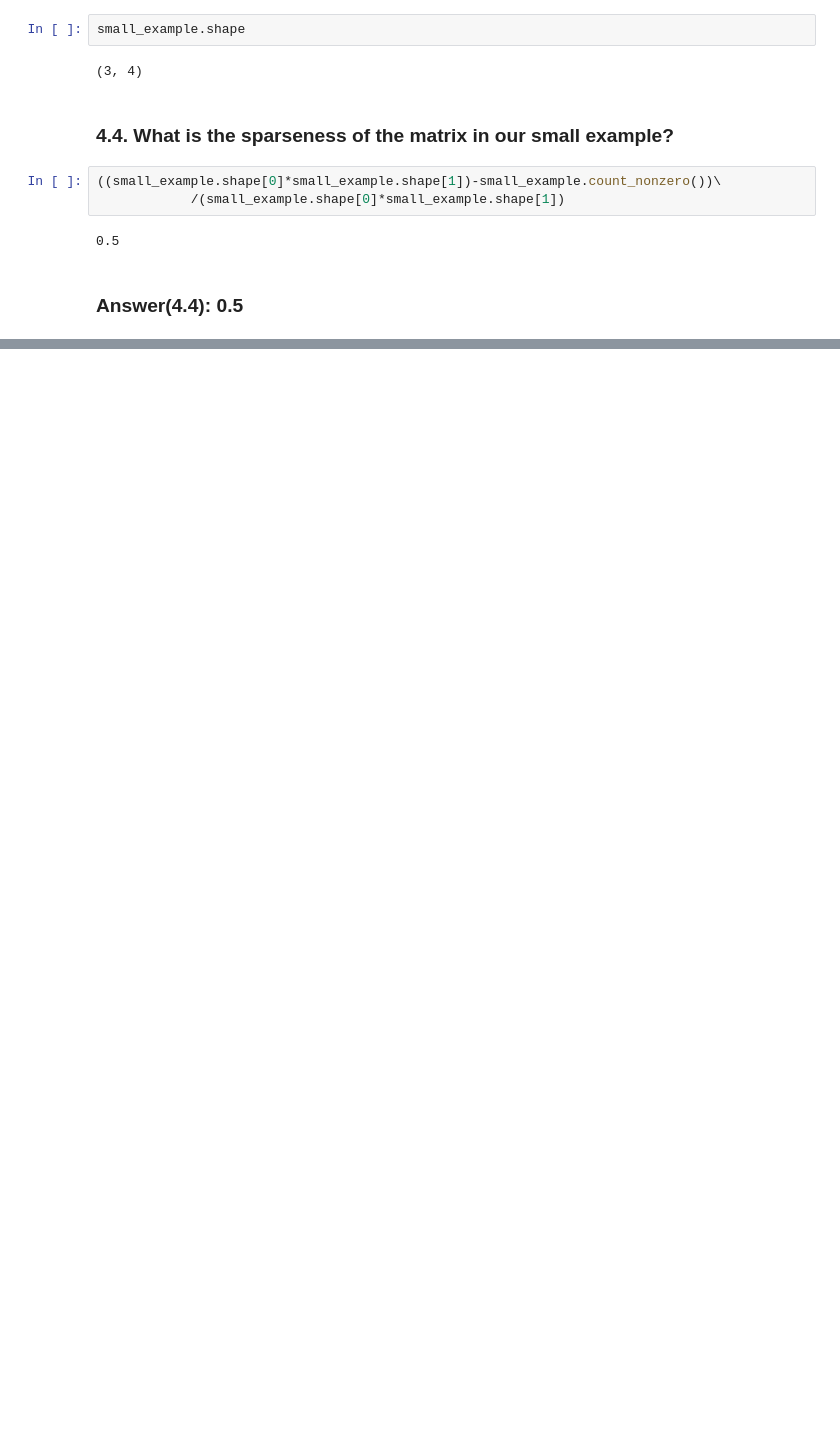
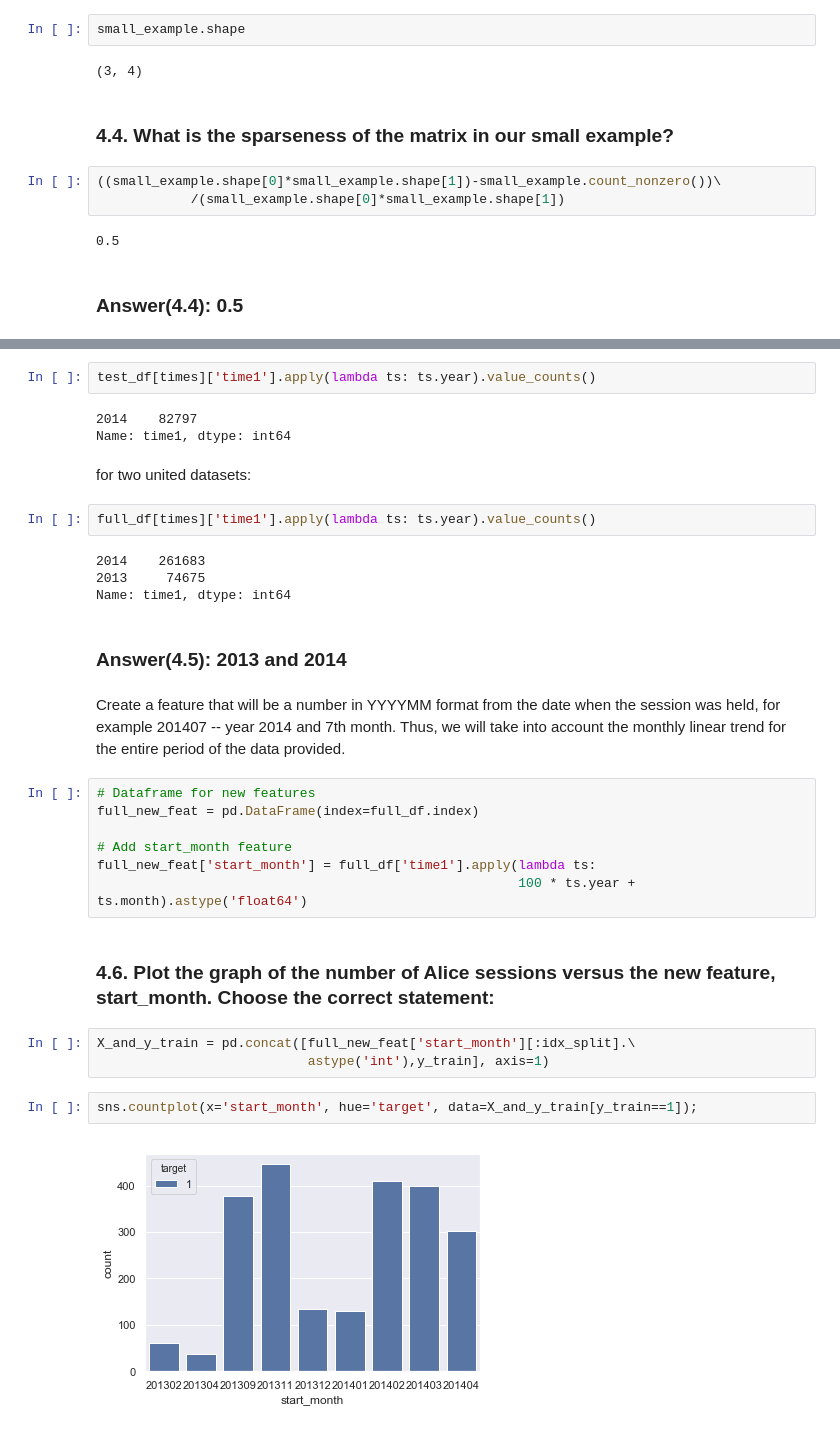
Before and after one commit to AndrewTrefilov/my-journey-to-ml-starts-here, a Jupyter notebook: Assignment#4.ipynb, the cells around one changed output, grey strips where cells are left out. Cells and saved outputs as stored; diff of their text form; blank space fills up the shorter version.

```diff
--- a/Assignment#4.ipynb
+++ b/Assignment#4.ipynb
@@ -330,0 +455,33 @@ small_example.shape
+# %%
+test_df[times]['time1'].apply(lambda ts: ts.year).value_counts()
+# %% [output]
+2014    82797
+Name: time1, dtype: int64
+# %% [markdown]
+for two united datasets:
+# %%
+full_df[times]['time1'].apply(lambda ts: ts.year).value_counts()
+# %% [output]
+2014    261683
+2013     74675
+Name: time1, dtype: int64
+# %% [markdown]
+### Answer(4.5): 2013 and 2014
+# %% [markdown]
+Create a feature that will be a number in YYYYMM format from the date when the session was held, for example 201407 -- year 2014 and 7th month. Thus, we will take into account the monthly linear trend for the entire period of the data provided.
+# %%
+# Dataframe for new features
+full_new_feat = pd.DataFrame(index=full_df.index)
+
+# Add start_month feature
+full_new_feat['start_month'] = full_df['time1'].apply(lambda ts:
+                                                      100 * ts.year + ts.month).astype('float64')
+# %% [markdown]
+### 4.6. Plot the graph of the number of Alice sessions versus the new feature, start_month. Choose the correct statement:
+# %%
+X_and_y_train = pd.concat([full_new_feat['start_month'][:idx_split].\
+                           astype('int'),y_train], axis=1)
+# %%
+sns.countplot(x='start_month', hue='target', data=X_and_y_train[y_train==1]);
+# %% [output]
+[figure, added]
```
Also changed, not shown: parts of 74 cells of this notebook.
